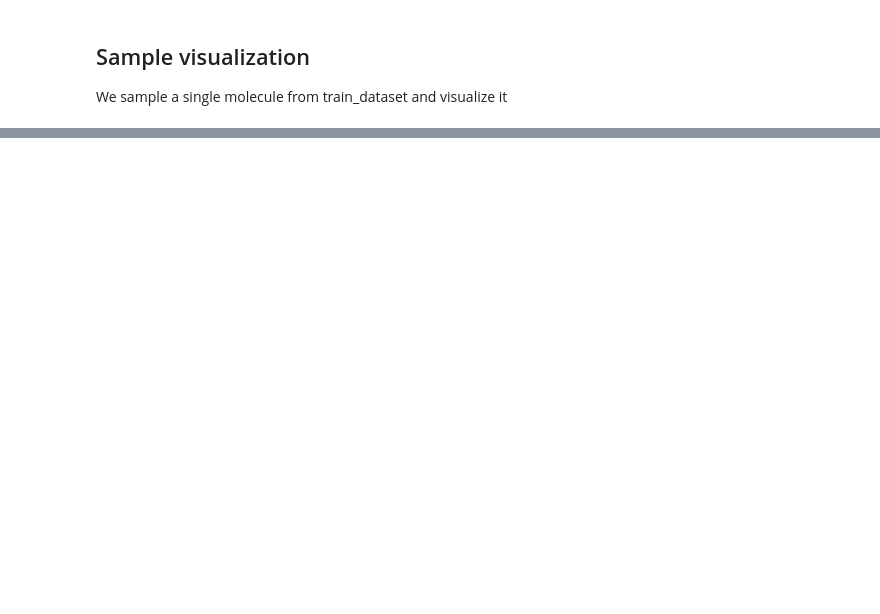
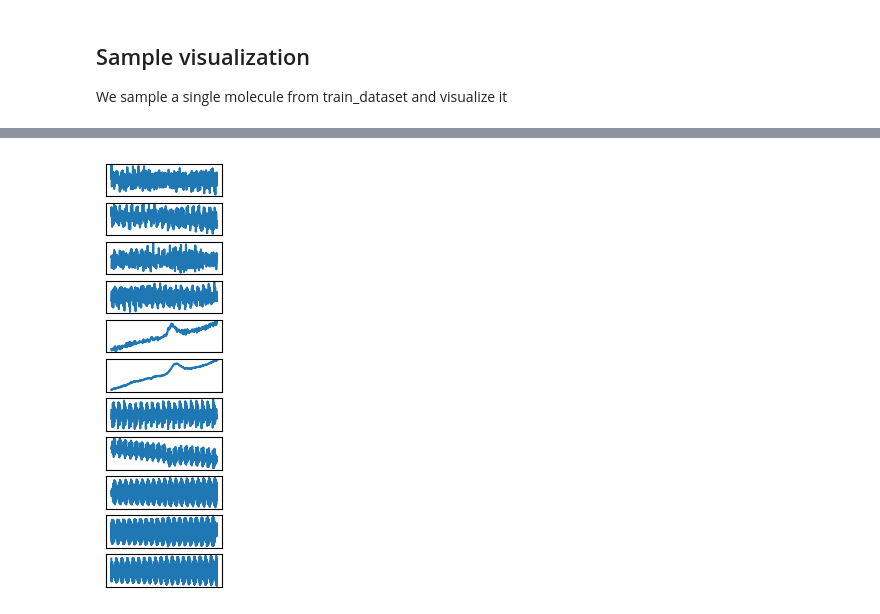
Before and after one commit to zaidishz/GNN_XAI_Captum, a Jupyter notebook: timeseries_to_torch_geometric.ipynb, the cells around one changed output, grey strips where cells are left out. Saved outputs shown, nothing was run; the diff lists cells and outputs as text; code cells hidden in the pictures; blank space fills up the shorter version.

```diff
--- a/timeseries_to_torch_geometric.ipynb
+++ b/timeseries_to_torch_geometric.ipynb
@@ -209,8 +206,0 @@ np.abs(y[0:N//2]).max() / np.abs(y[0:N//2]).min()
-# %%
-alldat=[]
-for k in range(11):
-    T=1/2000.0
-    N=2000
-    y = fft(train_data_reshaped[0][k])
-#     plt.scatter((k+1)*np.ones(1000), 2.0/N * np.abs(y[0:N//2]))
-    alldat.append(np.abs(y))
@@ -237,9 +206,0 @@ plt.scatter(np.zeros_like(edge_attr), np.abs(edge_attr))
-# %%
-combs = itertools.combinations(range(11), 2)
-sample = train_data_reshaped[100]
-offset = []
-for k, l in combs:
-    d1 = pd.Series(sample[k])
-    d2 = pd.Series(sample[l])
-    rs = [crosscorr(d1, d2, lag) for lag in range(-int(500),int(501), 25)]
-    offset.append(np.floor(len(rs)/2)-np.argmax(rs))
@@ -340,0 +216,8 @@ plt.plot(train_data_reshaped[0,5])
+# %%
+f, ax = plt.subplots(11,1, figsize=(1.5,5.5), sharex=True)
+for k in range(11):
+    ax[k].set_xticks([])
+    ax[k].set_yticks([])
+    ax[k].plot(train_data_reshaped[1500,k,50:-50:4])
+# %% [output]
+[figure, added]
```
Also changed, not shown: parts of 49 cells of this notebook, 2 other files.
